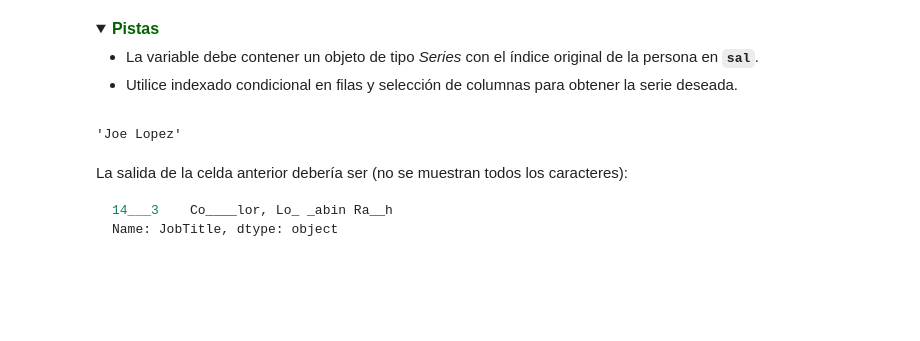
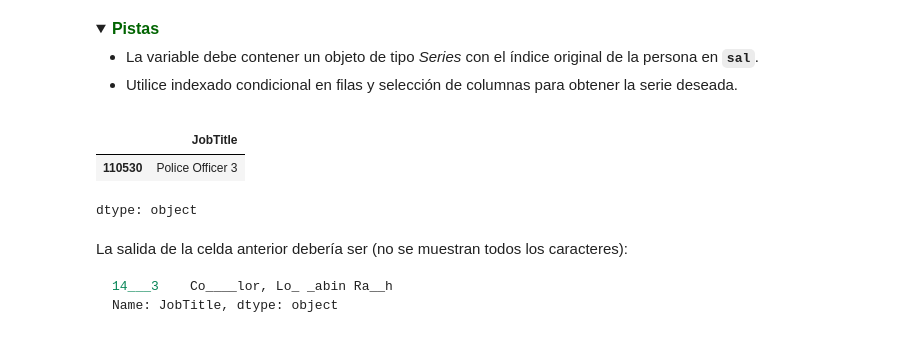
Before and after one commit to mon-lopez/BasesdeDatos, a Jupyter notebook: talleres corte 1/Taller_Análisis_de_datos_con_Pandas.ipynb, the cells around one changed output. Saved outputs shown, nothing was run; the diff lists cells and outputs as text; code cells hidden in the pictures; folded sections open; blank space fills up the shorter version.

````diff
--- a/talleres corte 1/Taller_Análisis_de_datos_con_Pandas.ipynb
+++ b/talleres corte 1/Taller_Análisis_de_datos_con_Pandas.ipynb
@@ -286,11 +286,13 @@ Guarde el resultado de esta pregunta en la variable **`min_cargo_gana`**.
 # %%
 ## min_pers_gana
 ### ESCRIBA SU CÓDIGO AQUÍ ### (~ 1 línea de código)
-min_pers_gana = sal['EmployeeName'].loc[sal['TotalPayBenefits'].idxmin()]
-min_pers_gana
+min_cargo_gana = sal.loc[[sal['TotalPayBenefits'].idxmin()], "JobTitle"]
+min_cargo_gana
 ### FIN DEL CÓDIGO ###
 # %% [output]
+|  | JobTitle |
+| 110530 | Police Officer 3 |
-'Joe Lopez'
+dtype: object
 # %% [markdown]
 La salida de la celda anterior debería ser (no se muestran todos los caracteres):
 ```python
````
Also changed, not shown: parts of 7 cells of this notebook.
